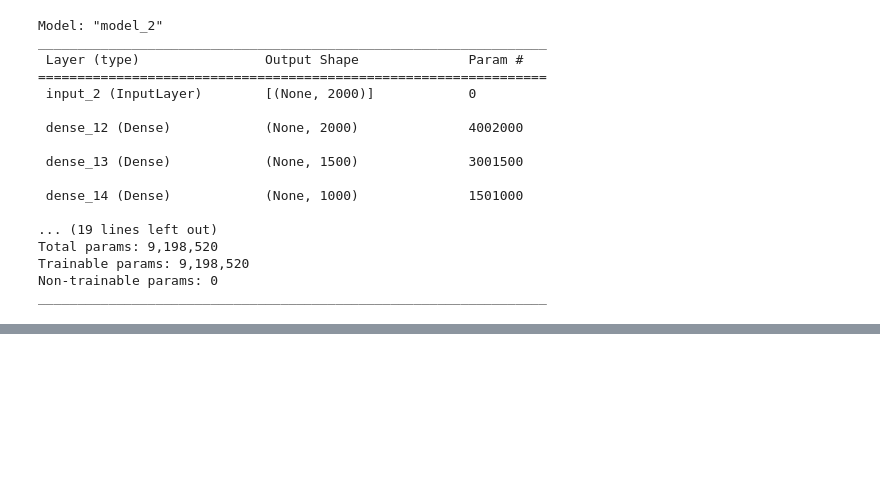
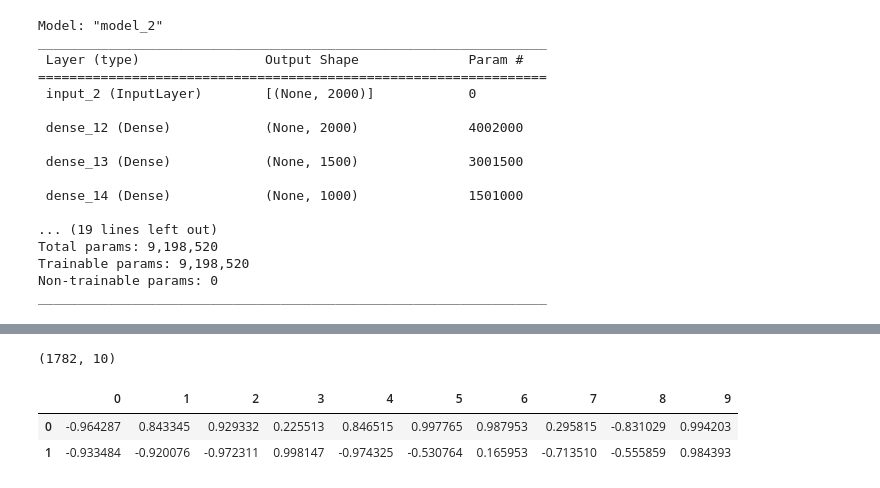
Before and after one commit to ronaldsholt/ML_Vandy, a Jupyter notebook: Ron_Holt_ML_Project_Idea.ipynb, the cells around one changed output, grey strips where cells are left out. Saved outputs shown, nothing was run; the diff lists cells and outputs as text; code cells hidden in the pictures; blank space fills up the shorter version.

```diff
--- a/Ron_Holt_ML_Project_Idea.ipynb
+++ b/Ron_Holt_ML_Project_Idea.ipynb
@@ -285,3 +352,11 @@ plt.legend(['train', 'test'], loc='upper right')
 # %%
 # Evaluate Encoded Embeddings
-X_train_enc = encoder.predict(<input>)
+X_train_enc = encoder.predict(X_train) # Outpout is the embedded 10 features
+
+print(X_train_enc.shape)
+pd.DataFrame(X_train_enc).head(2)
+# %% [output]
+(1782, 10)
+|  | 0 | 1 | 2 | 3 | 4 | 5 | 6 | 7 | 8 | 9 |
+| 0 | -0.964287 | 0.843345 | 0.929332 | 0.225513 | 0.846515 | 0.997765 | 0.987953 | 0.295815 | -0.831029 | 0.994203 |
+| 1 | -0.933484 | -0.920076 | -0.972311 | 0.998147 | -0.974325 | -0.530764 | 0.165953 | -0.713510 | -0.555859 | 0.984393 |
```
Also changed, not shown: parts of 22 cells of this notebook.
